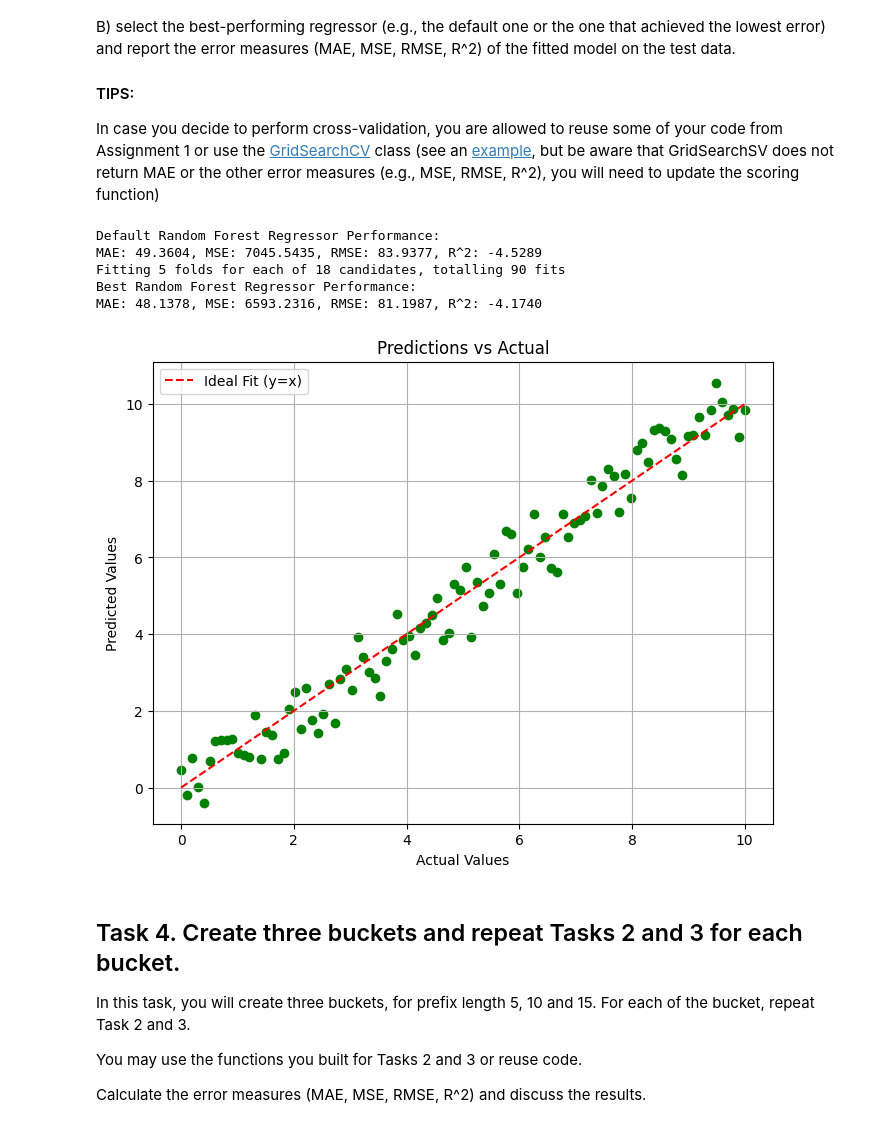
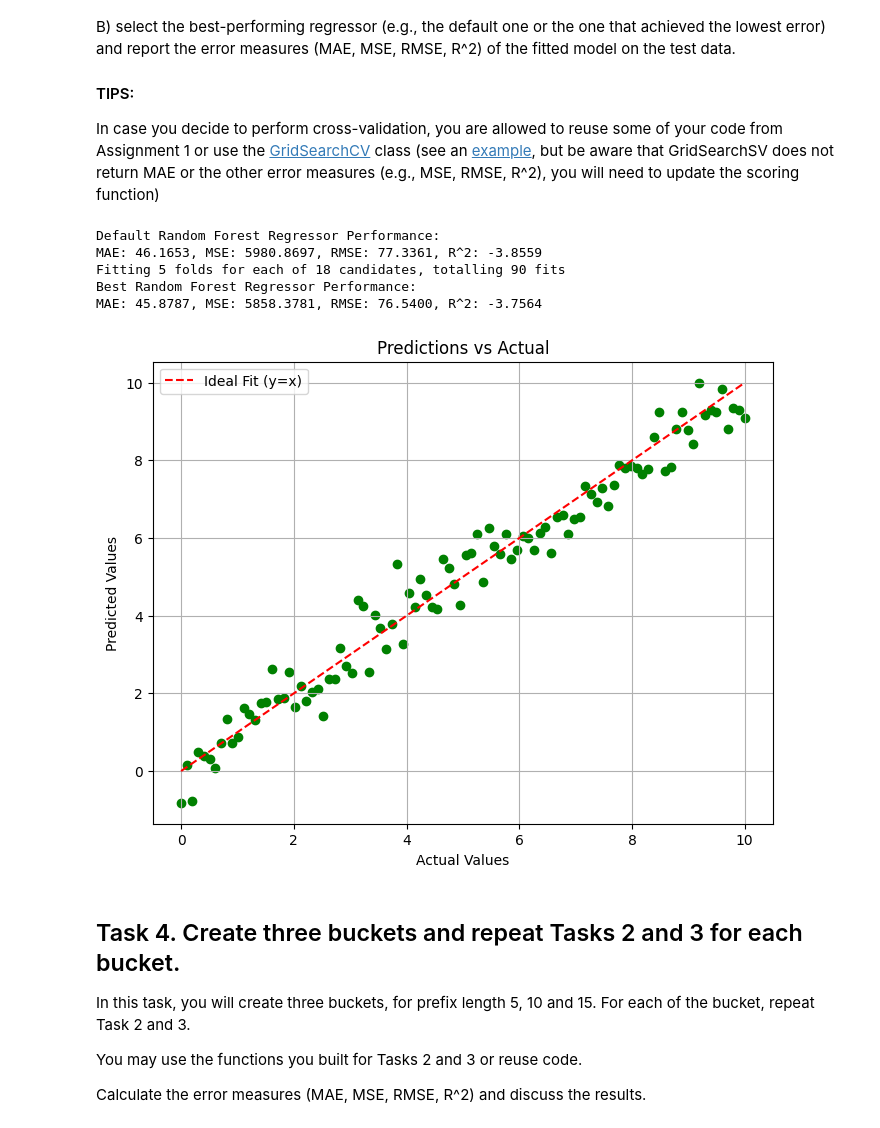
Before and after one commit to dmHarmsen/APML-Assignement-2, a Jupyter notebook: Assignment 2.ipynb, the cells around one changed output. Cells and saved outputs as stored; diff of their text form; code cells hidden in the pictures.

```diff
--- a/Assignment 2.ipynb
+++ b/Assignment 2.ipynb
@@ -409,9 +409,13 @@ import numpy as np
 # used for the optional cross validation
 from sklearn.model_selection import GridSearchCV
 
-np.random.seed(69)
+# prepare Data for the train and test Split
+df_predict = df_scale.copy()
 
-# fill NaN's/missing values bcs I got an error
+# redefining train and test split for the correct dataset
+X_train, X_test, y_train, y_test = train_test_time_based_split(df_predict, time_threshold, column_Sepsis_CaseID, column_Sepsis_Activity, column_Sepsis_Timestamps, label_column)
+
+# fill NaNs so we get no errors
 X_train = X_train.apply(pd.to_numeric, errors='coerce').fillna(0)
 X_test = X_test.apply(pd.to_numeric, errors='coerce').fillna(0)
 
@@ -454,36 +458,36 @@ y_pred_best = best_rf.predict(X_test)
 # TODO: Evaluate the regressor on the test data and print the errors
 # calculate various results on in this case the test set, based on the prediction and the actual values, but now for the best regressor
 mae_best = mean_absolute_error(y_test, y_pred_best)
 mse_best = mean_squared_error(y_test, y_pred_best)
 rmse_best = np.sqrt(mse_best)
 r2_best = r2_score(y_test, y_pred_best)
 
 # print the results
 # we used these aswell for exc. 6 in the table
 print(f"Best Random Forest Regressor Performance:\nMAE: {mae_best:.4f}, MSE: {mse_best:.4f}, RMSE: {rmse_best:.4f}, R^2: {r2_best:.4f}")
 
 # lotting results in graph
 # simulating ytest and y_pred_best
 y_test_simulated = np.linspace(0, 10, 100)
 y_pred_simulated = y_test_simulated + np.random.normal(0, 0.5, 100)
 
 # scatter Plot of predictions and actual values
 plt.figure(figsize=(8, 6))
 plt.scatter(y_test_simulated, y_pred_simulated, color='green')
 plt.plot([0, 10], [0, 10], color='red', linestyle='--', label='Ideal Fit (y=x)')
 plt.title("Predictions vs Actual")
 plt.xlabel("Actual Values")
 plt.ylabel("Predicted Values")
 plt.legend()
 plt.grid()
 plt.show()
 # %% [output]
 Default Random Forest Regressor Performance:
-MAE: 49.3604, MSE: 7045.5435, RMSE: 83.9377, R^2: -4.5289
+MAE: 46.1653, MSE: 5980.8697, RMSE: 77.3361, R^2: -3.8559
 Fitting 5 folds for each of 18 candidates, totalling 90 fits
 Best Random Forest Regressor Performance:
-MAE: 48.1378, MSE: 6593.2316, RMSE: 81.1987, R^2: -4.1740
+MAE: 45.8787, MSE: 5858.3781, RMSE: 76.5400, R^2: -3.7564
-[figure, old version]
+[figure, new version]
 # %% [markdown]
 ## Task 4. Create three buckets and repeat Tasks 2 and 3 for each bucket.
 
```
Also changed, not shown: parts of 4 cells of this notebook.
